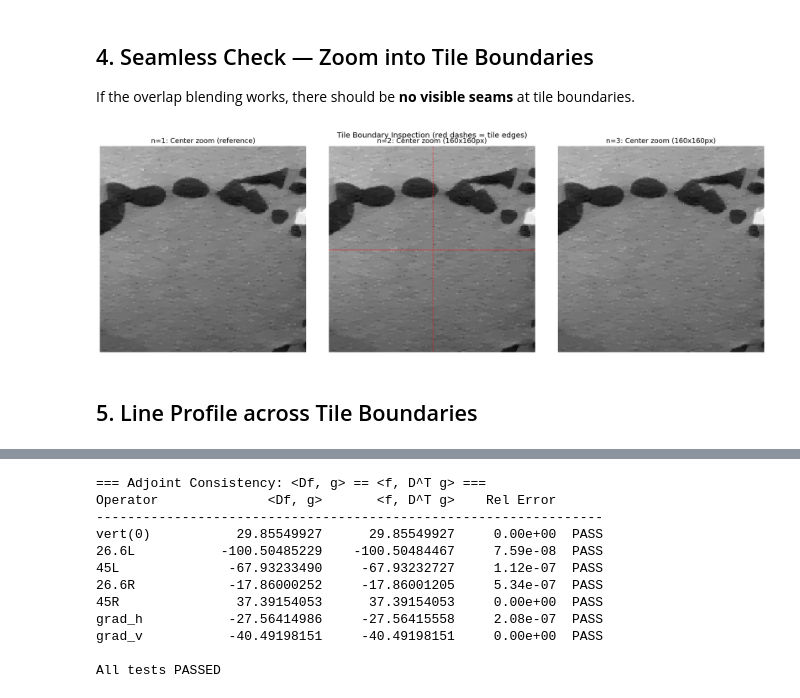
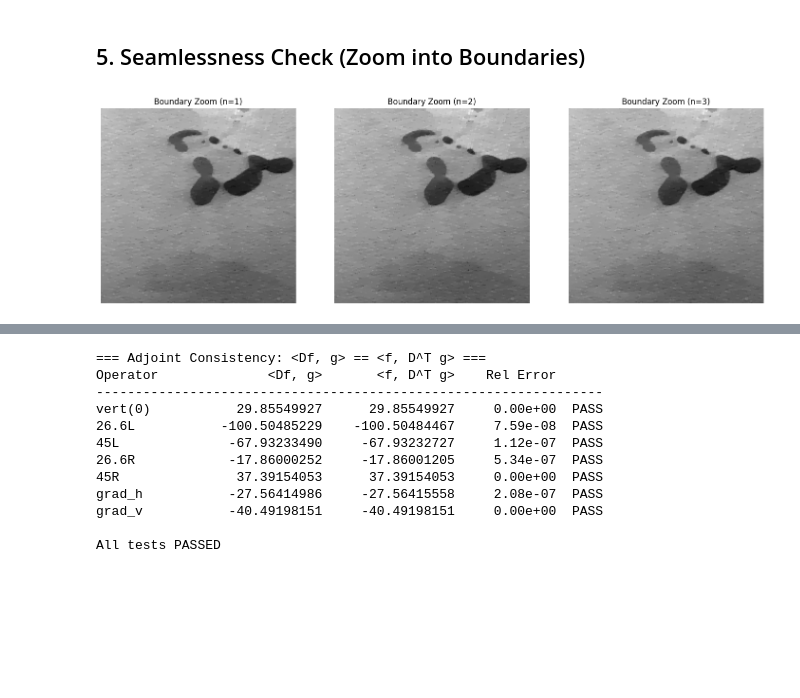
Before and after one commit to phykn/universal-stripe-remover, a Jupyter notebook: test.ipynb, the cells around one changed output, grey strips where cells are left out. Saved outputs shown, nothing was run; the diff lists cells and outputs as text; code cells hidden in the pictures; blank space fills up the shorter version.

```diff
--- a/test.ipynb
+++ b/test.ipynb
@@ -46 +30,7 @@ Value range: [0.1333, 1.0000]
+# %%
+remover = UniversalStripeRemover(
+    mu1 = 0.33,
+    mu2 = 0.003,
+    device = DEVICE,
+)
 # %% [markdown]
@@ -133,38 +120,23 @@ plt.show()
-# %% [markdown]
-## 4. Seamless Check — Zoom into Tile Boundaries
-
-If the overlap blending works, there should be **no visible seams** at tile boundaries.
-# %%
-h, w = f_tensor.shape
-fig, axes = plt.subplots(nrows=1, ncols=3, figsize=(18, 6))
-
-for idx, n_tile in enumerate([1, 2, 3]):
-    ax = axes[idx]
-    res = results[n_tile].numpy()
-
-    cy, cx = h // 2, w // 2
-    margin = 80
-    region = res[cy - margin : cy + margin, cx - margin : cx + margin]
-    ax.imshow(X=region, cmap="gray")
-
-    if n_tile >= 2:
-        ax.set_title(label=f"n={n_tile}: Center zoom ({2 * margin}x{2 * margin}px)", fontsize=13)
-        tile_h, tile_w = h // n_tile, w // n_tile
-        for ti in range(1, n_tile):
-            by = ti * tile_h - (cy - margin)
-            bx = ti * tile_w - (cx - margin)
-            if 0 <= by < 2 * margin:
-                ax.axhline(y=by, color="red", linewidth=1, linestyle="--", alpha=0.7)
-            if 0 <= bx < 2 * margin:
-                ax.axvline(x=bx, color="red", linewidth=1, linestyle="--", alpha=0.7)
-    else:
-        ax.set_title(label="n=1: Center zoom (reference)", fontsize=13)
-    ax.axis(False)
-
-plt.suptitle(t="Tile Boundary Inspection (red dashes = tile edges)", fontsize=14)
-plt.tight_layout()
-plt.show()
-# %% [output]
-[figure, removed]
-# %% [markdown]
-## 5. Line Profile across Tile Boundaries
+# %% [markdown]
+## 5. Seamlessness Check (Zoom into Boundaries)
+# %%
+h, w = f_tensor.shape
+fig, axes = plt.subplots(
+    nrows = 1,
+    ncols = 3,
+    figsize = (18, 6),
+)
+
+for idx, n in enumerate([1, 2, 3]):
+    ax = axes[idx]
+    zoom_crop = results[n][h//2 - 100 : h//2 + 100, w//3 - 100 : w//3 + 100]
+    ax.imshow(
+        X = zoom_crop,
+        cmap = "gray",
+)
+    ax.set_title(f"Boundary Zoom (n={n})")
+    ax.axis("off")
+
+plt.show()
+# %% [output]
+[figure, added]
```
Also changed, not shown: parts of 18 cells of this notebook, 3 other files.
